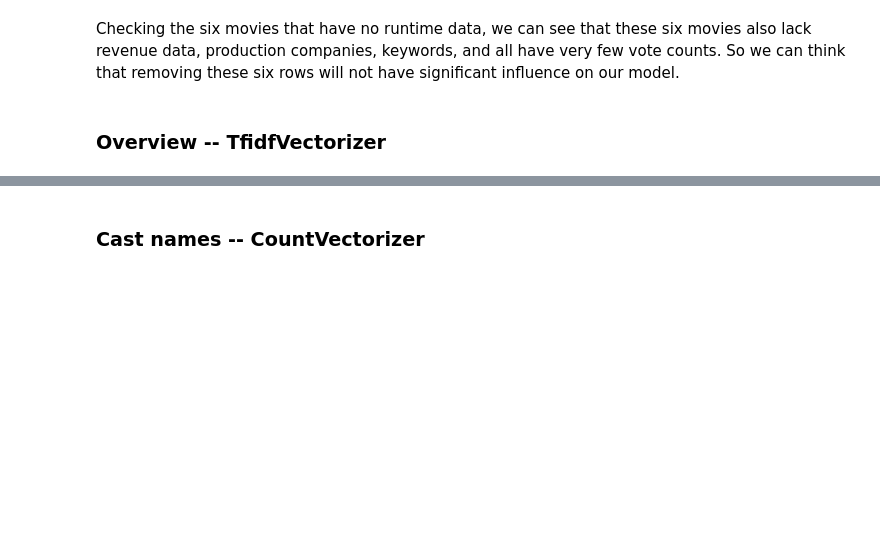
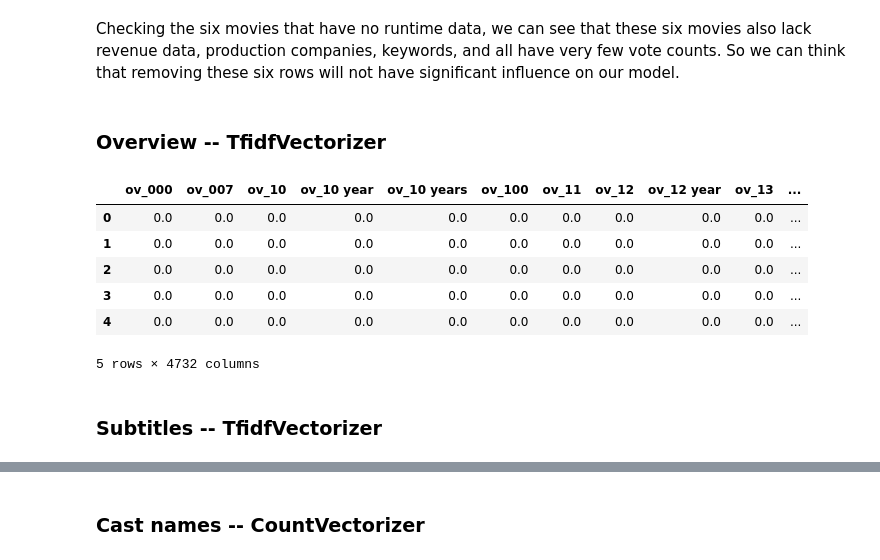
Before and after one commit to juliafeec/tmdb, a Jupyter notebook: main_work.ipynb, the cells around one changed output, grey strips where cells are left out. Saved outputs shown, nothing was run; the diff lists cells and outputs as text; code cells hidden in the pictures; blank space fills up the shorter version.

```diff
--- a/main_work.ipynb
+++ b/main_work.ipynb
@@ -160,5 +213,17 @@ tfidf = TfidfVectorizer(stop_words='english', binary=True,
                         ngram_range=(1, 2), min_df=0.001)
 overview_vec = tfidf.fit_transform(df_movies['overview'])
 
-overview = pd.DataFrame(overview_vec.toarray(), columns=list(range(overview_vec.toarray().shape[1])))
-overview_vec = overview_vec.todense()
+overview = pd.DataFrame(overview_vec.toarray(), columns=tfidf.get_feature_names()).add_prefix('ov_')
+# overview_vec = overview_vec.todense()
+# %%
+overview.head(5)
+# %% [output]
+|  | ov_000 | ov_007 | ov_10 | ov_10 year | ov_10 years | ov_100 | ov_11 | ov_12 | ov_12 year | ov_13 | ... |
+| 0 | 0.0 | 0.0 | 0.0 | 0.0 | 0.0 | 0.0 | 0.0 | 0.0 | 0.0 | 0.0 | ... |
+| 1 | 0.0 | 0.0 | 0.0 | 0.0 | 0.0 | 0.0 | 0.0 | 0.0 | 0.0 | 0.0 | ... |
+| 2 | 0.0 | 0.0 | 0.0 | 0.0 | 0.0 | 0.0 | 0.0 | 0.0 | 0.0 | 0.0 | ... |
+| 3 | 0.0 | 0.0 | 0.0 | 0.0 | 0.0 | 0.0 | 0.0 | 0.0 | 0.0 | 0.0 | ... |
+| 4 | 0.0 | 0.0 | 0.0 | 0.0 | 0.0 | 0.0 | 0.0 | 0.0 | 0.0 | 0.0 | ... |
+5 rows × 4732 columns
+# %% [markdown]
+### Subtitles -- TfidfVectorizer
```
Also changed, not shown: parts of 53 cells of this notebook, 2 other files.
